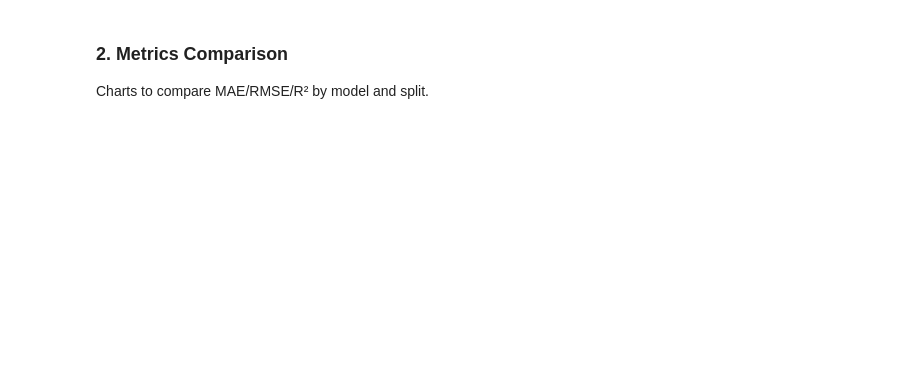
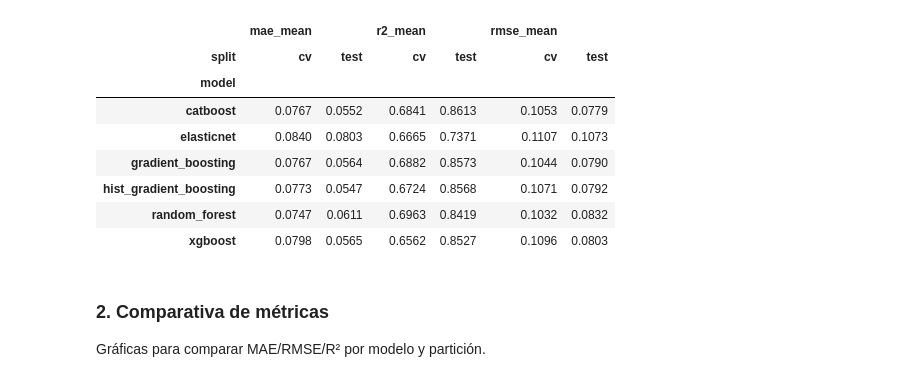
Before and after one commit to adoojeda/RunningFatiguePrediction, a Jupyter notebook: notebooks/modeling_analysis.ipynb, the cells around one changed output. Drawn from its saved outputs; the diff is of its cells as text; code cells hidden in the pictures; blank space fills up the shorter version.

Commit message:
Update model and dashboard pipeline

```diff
--- a/notebooks/modeling_analysis.ipynb
+++ b/notebooks/modeling_analysis.ipynb
@@ -75,4 +63,26 @@ No experiment found for RPE.
-# %% [markdown]
-### 2. Metrics Comparison
-Charts to compare MAE/RMSE/R² by model and split.
+# %%
+metrics_table = (
+    experiment_data["summary"]
+    .pivot_table(
+        index="model",
+        columns="split",
+        values=["mae_mean", "rmse_mean", "r2_mean"],
+    )
+    .round(4)
+)
+
+display(metrics_table)
+# %% [output]
+|  | mae_mean |  | r2_mean |  | rmse_mean |  |
+| split | cv | test | cv | test | cv | test |
+| model |  |  |  |  |  |  |
+| catboost | 0.0767 | 0.0552 | 0.6841 | 0.8613 | 0.1053 | 0.0779 |
+| elasticnet | 0.0840 | 0.0803 | 0.6665 | 0.7371 | 0.1107 | 0.1073 |
+| gradient_boosting | 0.0767 | 0.0564 | 0.6882 | 0.8573 | 0.1044 | 0.0790 |
+| hist_gradient_boosting | 0.0773 | 0.0547 | 0.6724 | 0.8568 | 0.1071 | 0.0792 |
+| random_forest | 0.0747 | 0.0611 | 0.6963 | 0.8419 | 0.1032 | 0.0832 |
+| xgboost | 0.0798 | 0.0565 | 0.6562 | 0.8527 | 0.1096 | 0.0803 |
+# %% [markdown]
+### 2. Comparativa de métricas
+Gráficas para comparar MAE/RMSE/R² por modelo y partición.
 # %%
```
Also changed, not shown: parts of 11 cells of this notebook, 9 other files.
